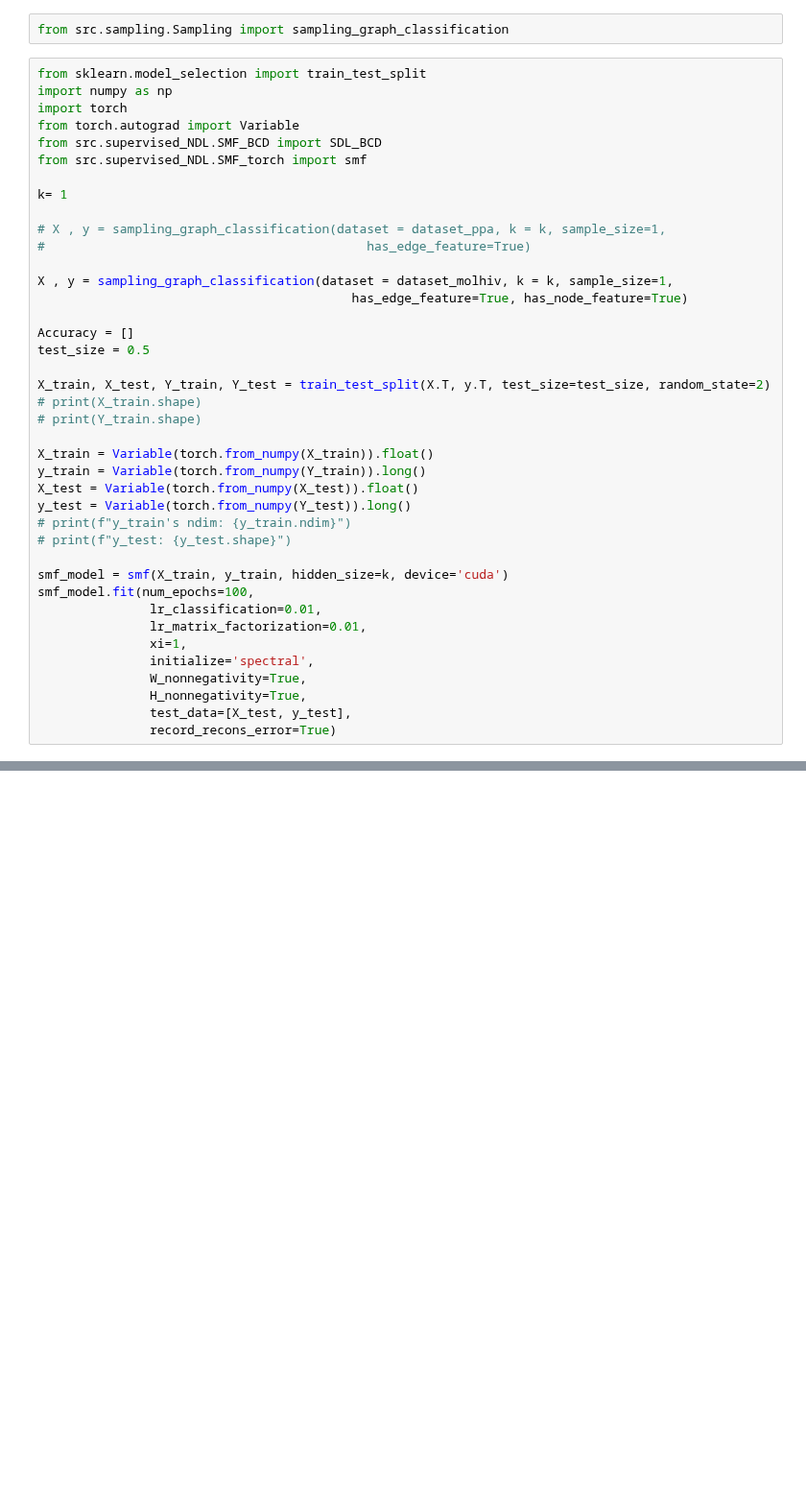
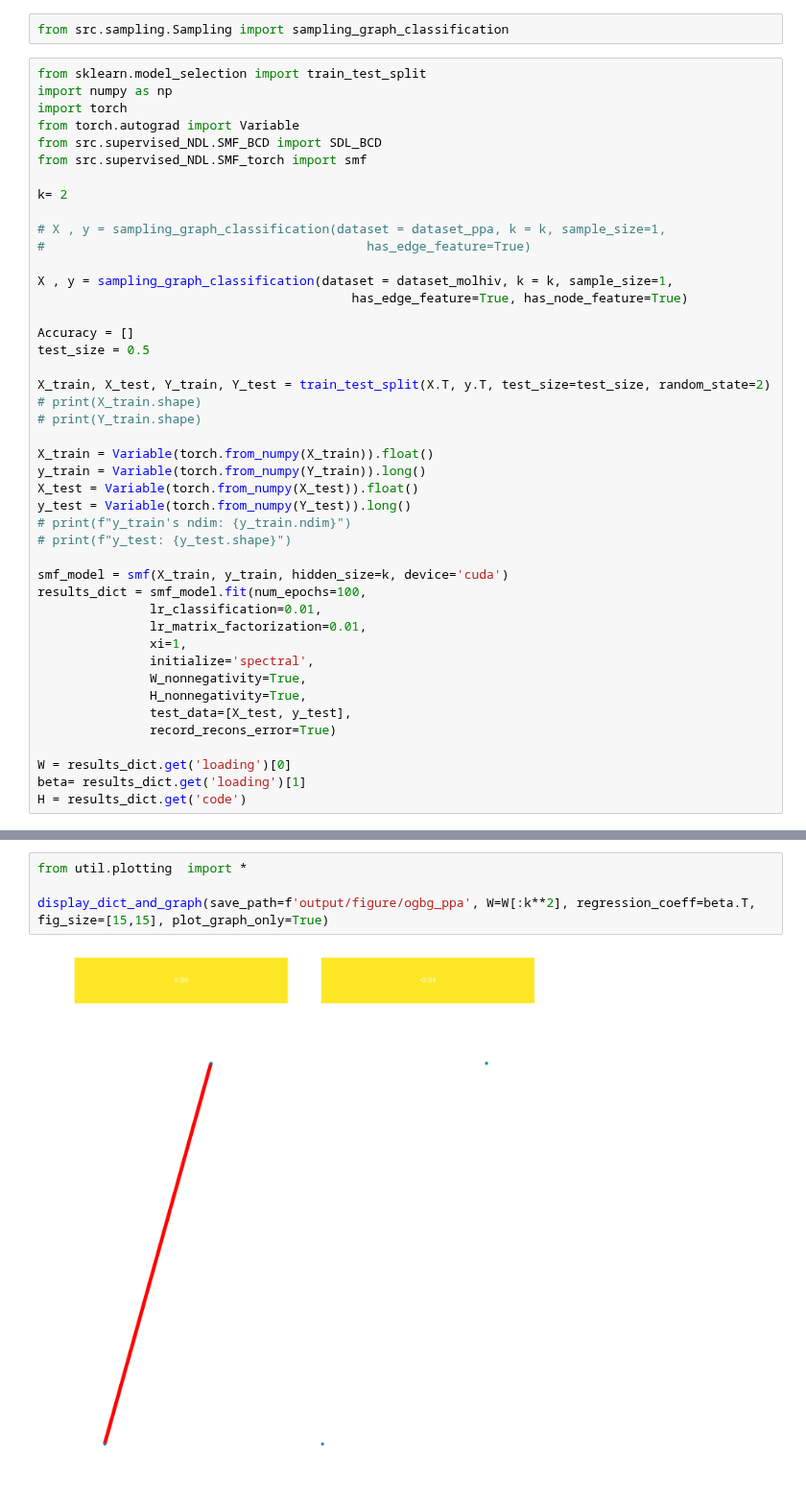
Before and after one commit to Yee-Millennium/REU2024_code, a Jupyter notebook: ogb_gnn.ipynb, the cells around one changed output, grey strips where cells are left out. Shown at 96% size. Drawn from its saved outputs; the diff is of its cells as text; blank space fills up the shorter version.

```diff
--- a/ogb_gnn.ipynb
+++ b/ogb_gnn.ipynb
@@ -63,7 +63,7 @@ from torch.autograd import Variable
 from src.supervised_NDL.SMF_BCD import SDL_BCD
 from src.supervised_NDL.SMF_torch import smf
 
-k= 1
+k= 2
 
 # X , y = sampling_graph_classification(dataset = dataset_ppa, k = k, sample_size=1,
 #                                           has_edge_feature=True)
@@ -86,7 +86,7 @@ y_test = Variable(torch.from_numpy(Y_test)).long()
 # print(f"y_test: {y_test.shape}")
 
 smf_model = smf(X_train, y_train, hidden_size=k, device='cuda')
-smf_model.fit(num_epochs=100,
+results_dict = smf_model.fit(num_epochs=100,
                lr_classification=0.01,
                lr_matrix_factorization=0.01,
                xi=1,
@@ -95,4 +95,8 @@ smf_model.fit(num_epochs=100,
                H_nonnegativity=True,
                test_data=[X_test, y_test],
                record_recons_error=True)
+
+W = results_dict.get('loading')[0]
+beta= results_dict.get('loading')[1]
+H = results_dict.get('code')
 # %% [output]
@@ -138,0 +120,6 @@ print(y.shape)
+# %%
+from util.plotting  import *
+
+display_dict_and_graph(save_path=f'output/figure/ogbg_ppa', W=W[:k**2], regression_coeff=beta.T, fig_size=[15,15], plot_graph_only=True)
+# %% [output]
+[figure, added]
```
Also changed, not shown: parts of 2 cells of this notebook.
